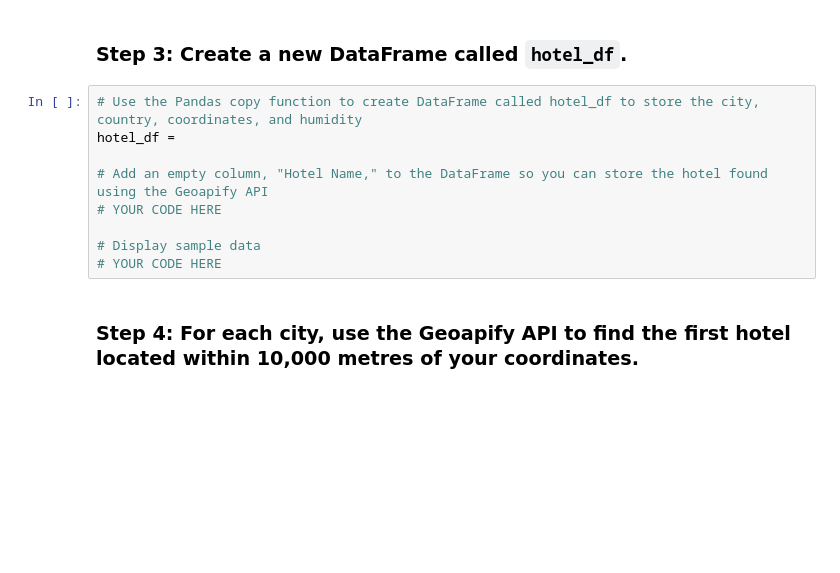
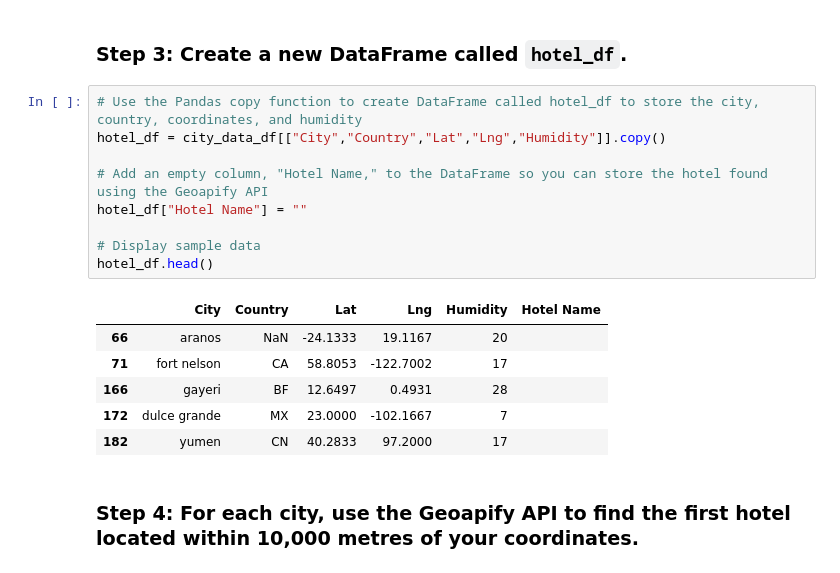
Before and after one commit to KAMAS-2058/python-api-challenge, a Jupyter notebook: vacationpy/VacationPy.ipynb, the cells around one changed output. Cells and saved outputs as stored; diff of their text form; blank space fills up the shorter version.

```diff
--- a/vacationpy/VacationPy.ipynb
+++ b/vacationpy/VacationPy.ipynb
@@ -80,13 +80,20 @@ city_data_df.head()
 ### Step 3: Create a new DataFrame called `hotel_df`.
 # %%
 # Use the Pandas copy function to create DataFrame called hotel_df to store the city, country, coordinates, and humidity
-hotel_df =
+hotel_df = city_data_df[["City","Country","Lat","Lng","Humidity"]].copy()
 
 # Add an empty column, "Hotel Name," to the DataFrame so you can store the hotel found using the Geoapify API
-# YOUR CODE HERE
+hotel_df["Hotel Name"] = ""
 
 # Display sample data
-# YOUR CODE HERE
+hotel_df.head()
+# %% [output]
+|  | City | Country | Lat | Lng | Humidity | Hotel Name |
+| 66 | aranos | NaN | -24.1333 | 19.1167 | 20 |  |
+| 71 | fort nelson | CA | 58.8053 | -122.7002 | 17 |  |
+| 166 | gayeri | BF | 12.6497 | 0.4931 | 28 |  |
+| 172 | dulce grande | MX | 23.0000 | -102.1667 | 7 |  |
+| 182 | yumen | CN | 40.2833 | 97.2000 | 17 |  |
 # %% [markdown]
 ### Step 4: For each city, use the Geoapify API to find the first hotel located within 10,000 metres of your coordinates.
 # %%
```
Also changed, not shown: parts of 4 cells of this notebook, 1 other file.
